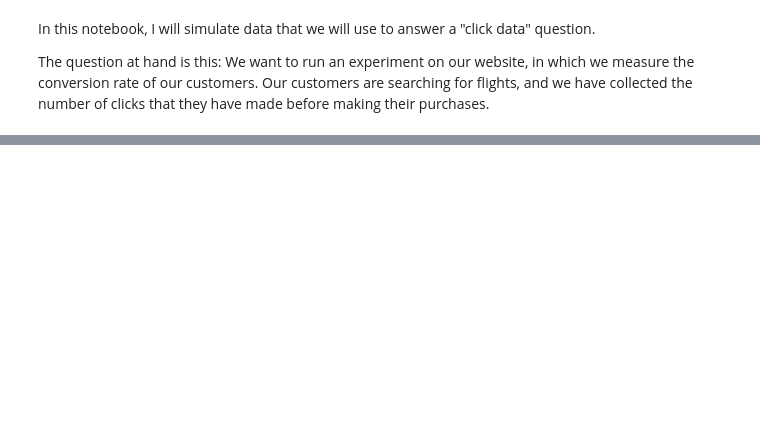
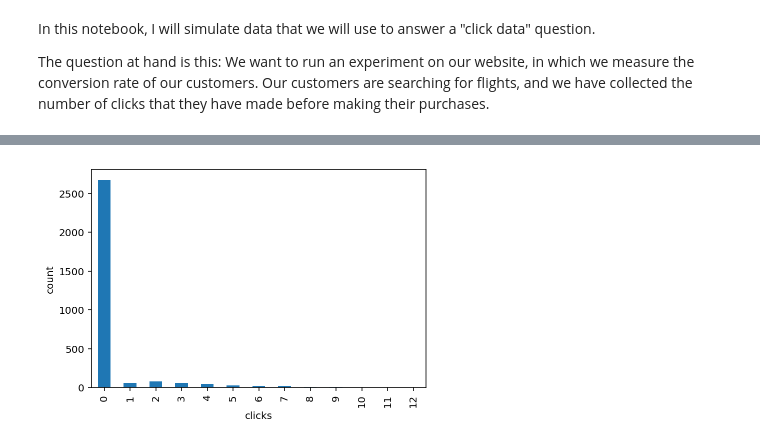
Before and after one commit to ericmjl/bayesian-generalized-abcde-testing, a Jupyter notebook: notebooks/click-data.ipynb, the cells around one changed output, grey strips where cells are left out. Saved outputs shown, nothing was run; the diff lists cells and outputs as text; code cells hidden in the pictures; blank space fills up the shorter version.

Commit message:
add section on click data

```diff
--- a/notebooks/click-data.ipynb
+++ b/notebooks/click-data.ipynb
@@ -63,3 +74,9 @@ data = (
+# %%
+ax = data.query('experiment_group == "grp1"').groupby('clicks').count()['experiment_group'].plot(kind='bar')
+ax.set_ylabel('count')
+plt.savefig('../images/clicks.png', dpi=300, bbox_inches='tight', transparent=True)
+# %% [output]
+[figure, added]
 # %%
 with pm.Model() as model:
     mu_prior_lam = pm.HalfCauchy('mu_prior_lam', beta=1)
```
Also changed, not shown: parts of 10 cells of this notebook, 8 other files.
